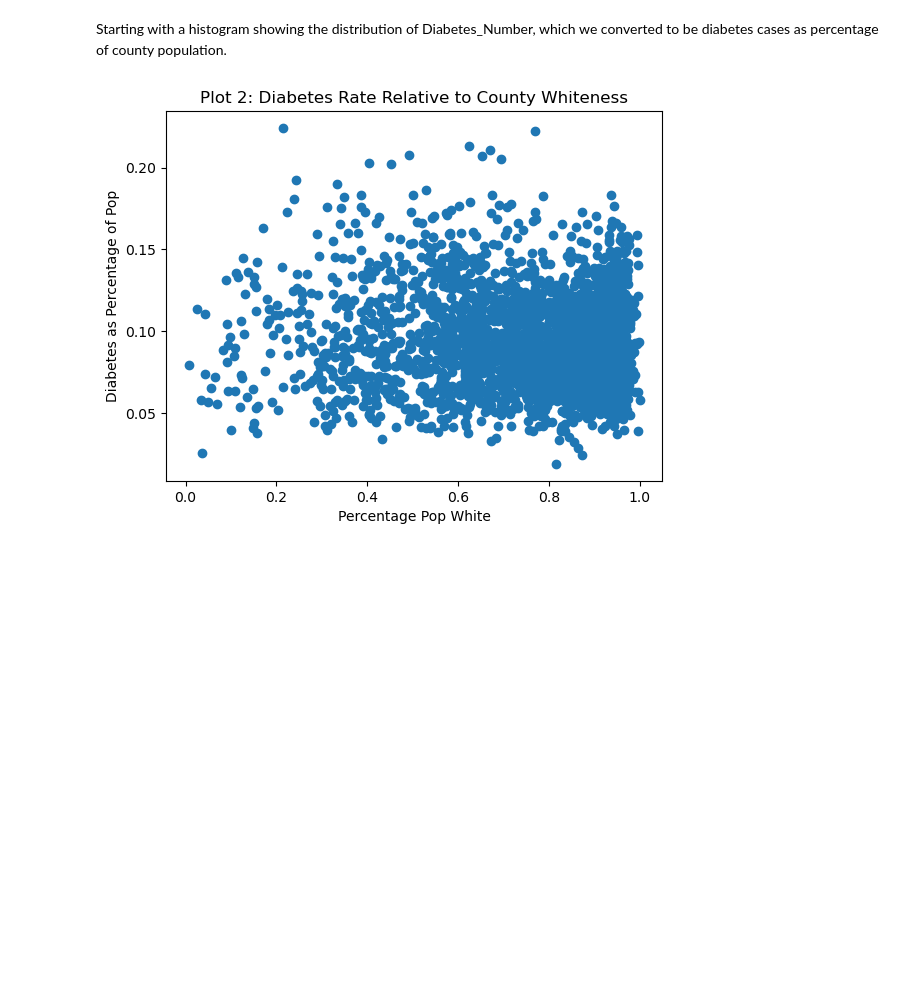
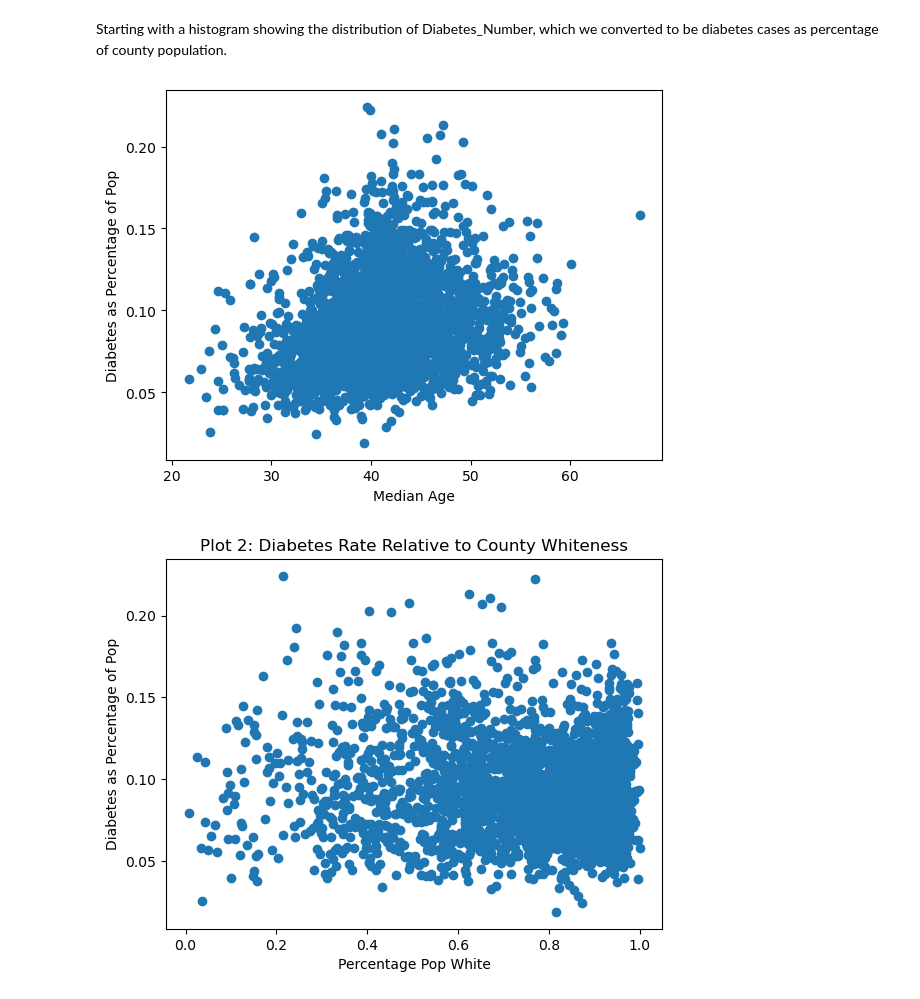
Before and after one commit to nereidagra/Computational-Social-Science-Projects, a Jupyter notebook: Project 2/Project 2 Nereida Heller.ipynb, the cells around one changed output. Drawn from its saved outputs; the diff is of its cells as text; code cells hidden in the pictures; blank space fills up the shorter version.

```diff
--- a/Project 2/Project 2 Nereida Heller.ipynb
+++ b/Project 2/Project 2 Nereida Heller.ipynb
@@ -418,6 +426,20 @@ plt.show();
 [figure]
 # %% [markdown]
 Starting with a histogram showing the distribution of Diabetes_Number, which we converted to be diabetes cases as percentage of county population.
+# %%
+#Scatterplot on median age
+
+plt.scatter(diabetes['sex and age_total population_median age (years)'], diabetes['Diabetes_Number']);
+
+# Add labels and title
+plt.xlabel('Median Age')
+plt.ylabel('Diabetes as Percentage of Pop')
+
+# Show the plot
+#plt.grid()
+plt.show()
+# %% [output]
+[figure, added]
 # %%
 #
 # EDA #2 and interpretations in this section
```
Also changed, not shown: parts of 34 cells of this notebook, 2 other files.
